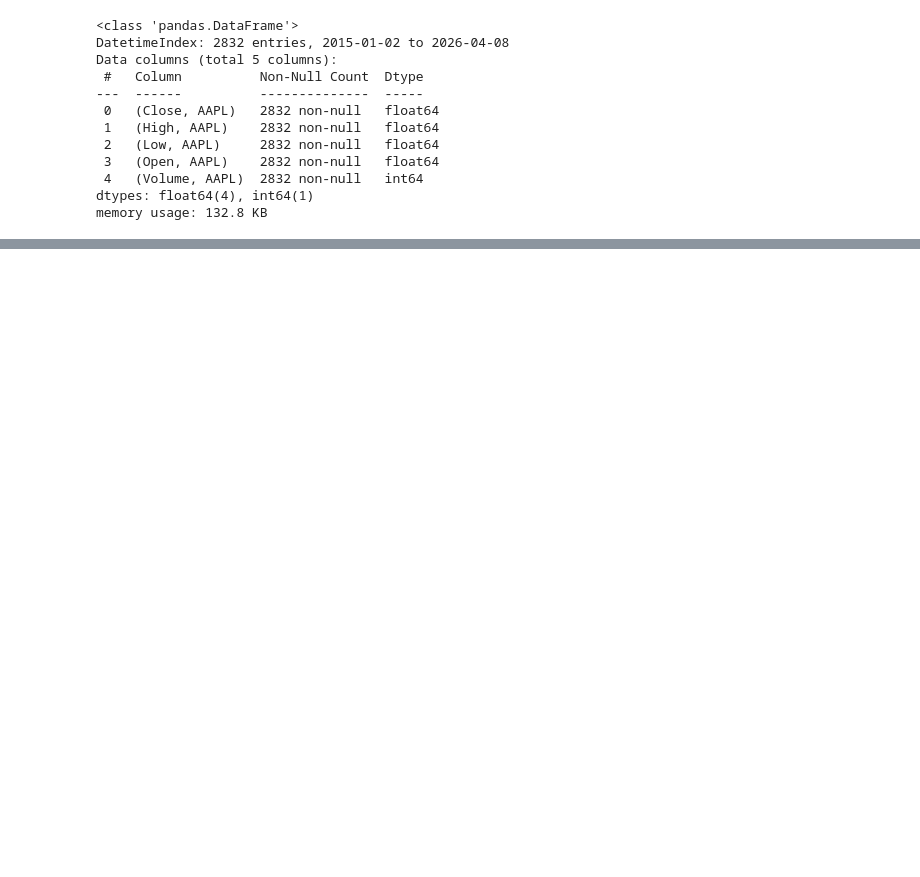
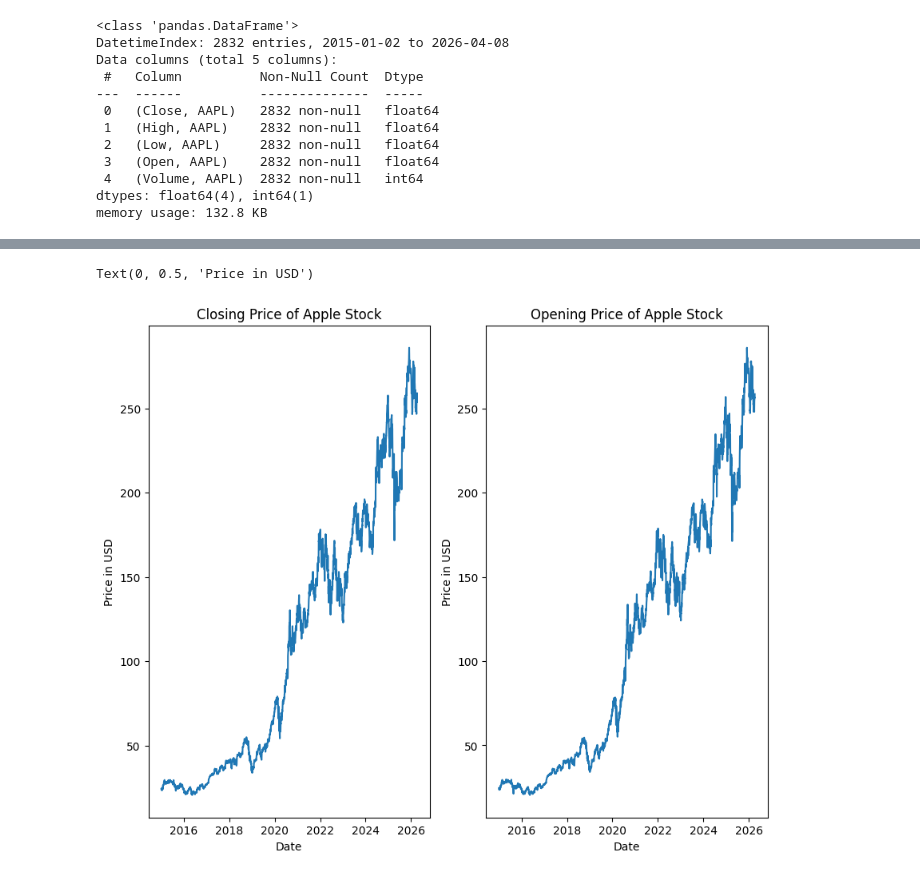
Before and after one commit to vijais0604-cloud/Apple_Stock_Prediction, a Jupyter notebook: Apple_Stock.ipynb, the cells around one changed output, grey strips where cells are left out. Cells and saved outputs as stored; diff of their text form; code cells hidden in the pictures; blank space fills up the shorter version.

Commit message:
added closing price and opening price plots

```diff
--- a/Apple_Stock.ipynb
+++ b/Apple_Stock.ipynb
@@ -67,0 +79,15 @@ memory usage: 132.8 KB
+# %%
+fig , axs = plt.subplots(1,2, figsize=(10,8))
+
+axs[0].plot(df.index, df["Close"])
+axs[0].set_title("Closing Price of Apple Stock")
+axs[0].set_xlabel("Date")
+axs[0].set_ylabel("Price in USD")
+
+axs[1].plot(df.index,df["Open"])
+axs[1].set_title("Opening Price of Apple Stock")
+axs[1].set_xlabel("Date")
+axs[1].set_ylabel("Price in USD")
+# %% [output]
+Text(0, 0.5, 'Price in USD')
+[figure, added]
```
Also changed, not shown: parts of 3 cells of this notebook.
